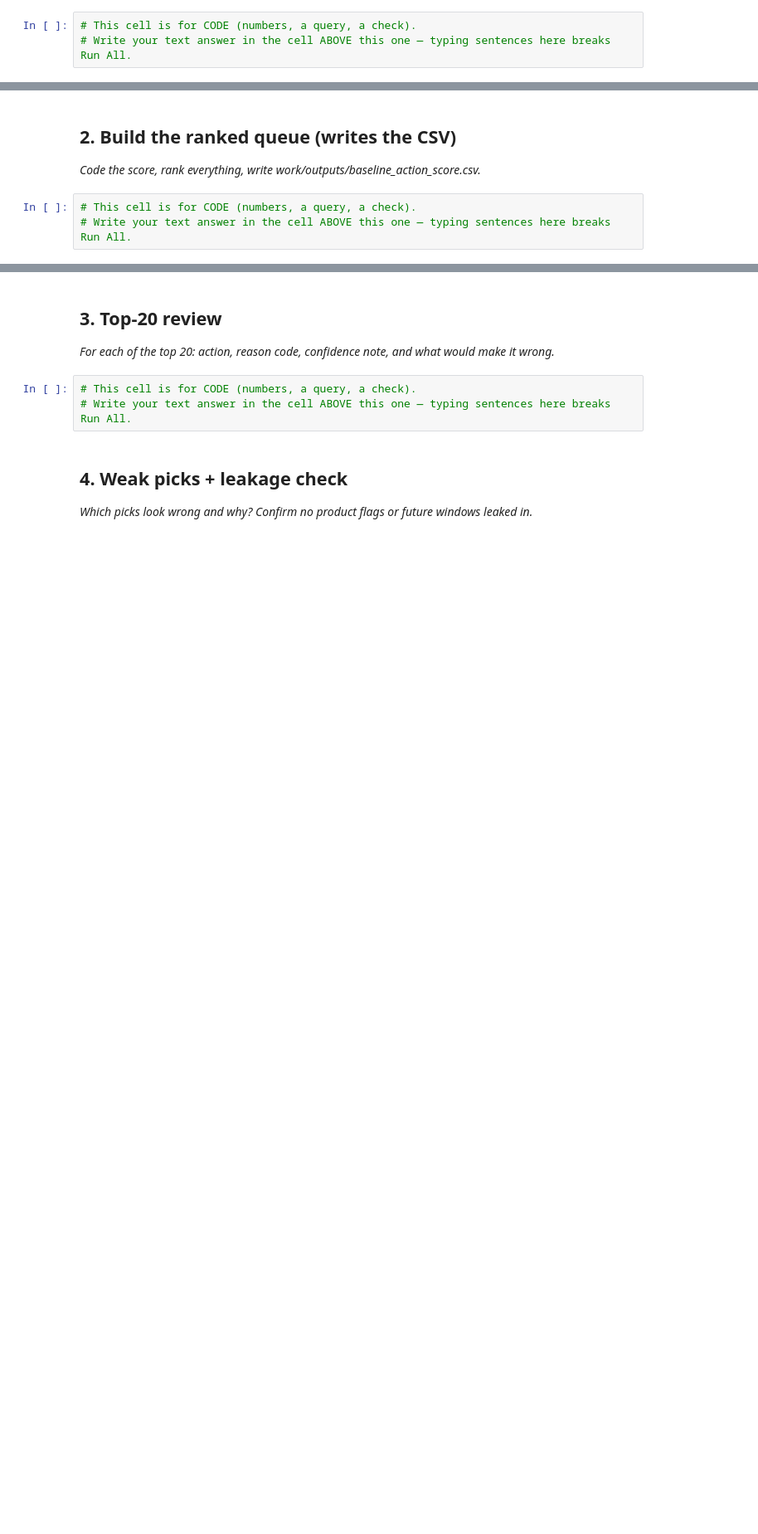
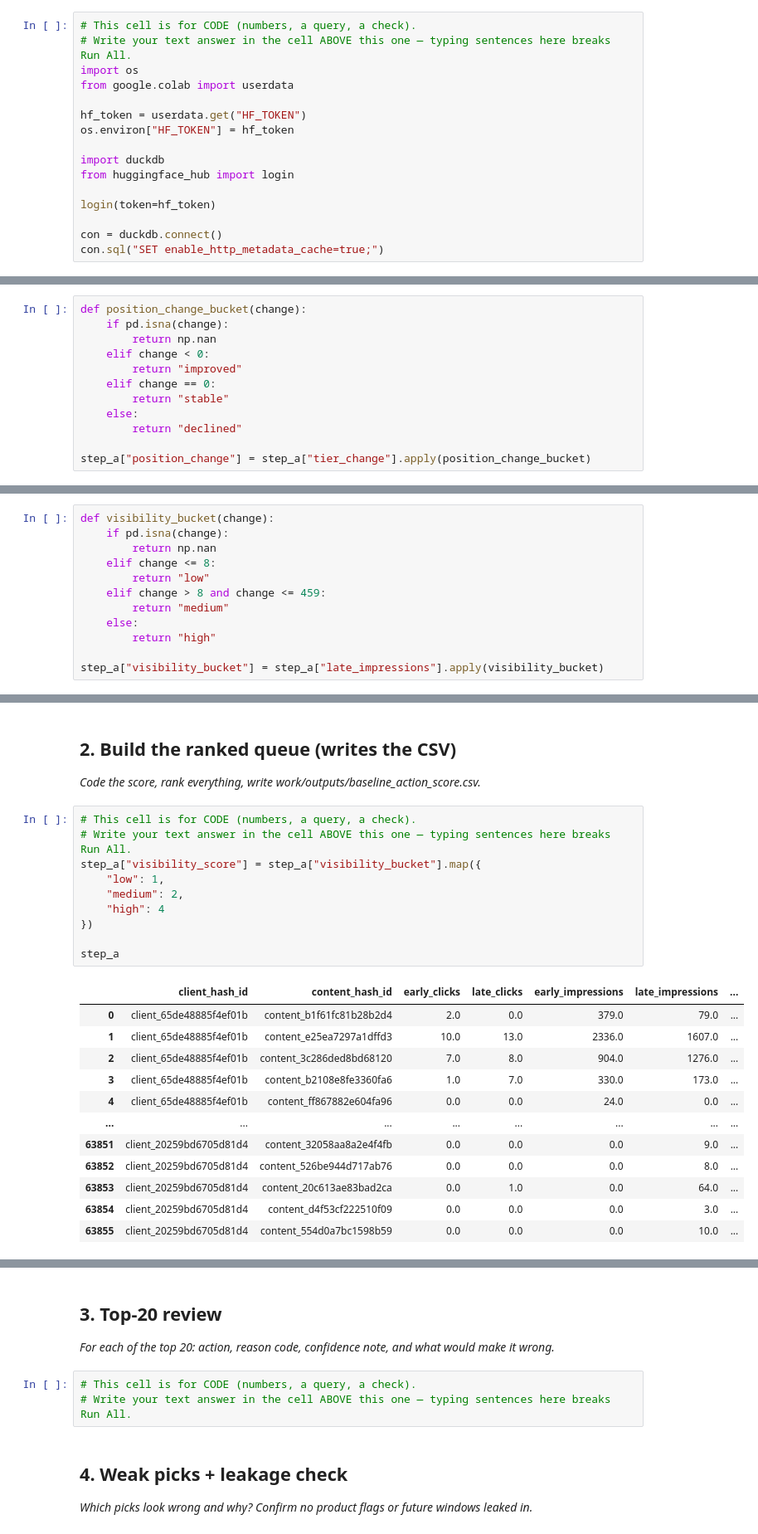
Before and after one commit to JasperOwen/flyrank-ml-internship, a Jupyter notebook: work/notebooks/w04_baseline_score.ipynb, the cells around one changed output, grey strips where cells are left out. Shown at 83% size. Saved outputs shown, nothing was run; the diff lists cells and outputs as text; blank space fills up the shorter version.

```diff
--- a/work/notebooks/w04_baseline_score.ipynb
+++ b/work/notebooks/w04_baseline_score.ipynb
@@ -13,3 +19,16 @@ This skeleton is yours to fill. Work the sections **in order** — each one has
 # %%
 # This cell is for CODE (numbers, a query, a check).
 # Write your text answer in the cell ABOVE this one — typing sentences here breaks Run All.
+import os
+from google.colab import userdata
+
+hf_token = userdata.get("HF_TOKEN")
+os.environ["HF_TOKEN"] = hf_token
+
+import duckdb
+from huggingface_hub import login
+
+login(token=hf_token)
+
+con = duckdb.connect()
+con.sql("SET enable_http_metadata_cache=true;")
@@ -15,0 +132,12 @@ This skeleton is yours to fill. Work the sections **in order** — each one has
+# %%
+def position_change_bucket(change):
+    if pd.isna(change):
+        return np.nan
+    elif change < 0:
+        return "improved"
+    elif change == 0:
+        return "stable"
+    else:
+        return "declined"
+
+step_a["position_change"] = step_a["tier_change"].apply(position_change_bucket)
@@ -15,0 +164,12 @@ This skeleton is yours to fill. Work the sections **in order** — each one has
+# %%
+def visibility_bucket(change):
+    if pd.isna(change):
+        return np.nan
+    elif change <= 8:
+        return "low"
+    elif change > 8 and change <= 459:
+        return "medium"
+    else:
+        return "high"
+
+step_a["visibility_bucket"] = step_a["late_impressions"].apply(visibility_bucket)
@@ -20,3 +200,23 @@ This skeleton is yours to fill. Work the sections **in order** — each one has
 # %%
 # This cell is for CODE (numbers, a query, a check).
 # Write your text answer in the cell ABOVE this one — typing sentences here breaks Run All.
+step_a["visibility_score"] = step_a["visibility_bucket"].map({
+    "low": 1,
+    "medium": 2,
+    "high": 4
+})
+
+step_a
+# %% [output]
+|  | client_hash_id | content_hash_id | early_clicks | late_clicks | early_impressions | late_impressions | ... |
+| 0 | client_65de48885f4ef01b | content_b1f61fc81b28b2d4 | 2.0 | 0.0 | 379.0 | 79.0 | ... |
+| 1 | client_65de48885f4ef01b | content_e25ea7297a1dffd3 | 10.0 | 13.0 | 2336.0 | 1607.0 | ... |
+| 2 | client_65de48885f4ef01b | content_3c286ded8bd68120 | 7.0 | 8.0 | 904.0 | 1276.0 | ... |
+| 3 | client_65de48885f4ef01b | content_b2108e8fe3360fa6 | 1.0 | 7.0 | 330.0 | 173.0 | ... |
+| 4 | client_65de48885f4ef01b | content_ff867882e604fa96 | 0.0 | 0.0 | 24.0 | 0.0 | ... |
+| ... | ... | ... | ... | ... | ... | ... | ... |
+| 63851 | client_20259bd6705d81d4 | content_32058aa8a2e4f4fb | 0.0 | 0.0 | 0.0 | 9.0 | ... |
+| 63852 | client_20259bd6705d81d4 | content_526be944d717ab76 | 0.0 | 0.0 | 0.0 | 8.0 | ... |
+| 63853 | client_20259bd6705d81d4 | content_20c613ae83bad2ca | 0.0 | 1.0 | 0.0 | 64.0 | ... |
+| 63854 | client_20259bd6705d81d4 | content_d4f53cf222510f09 | 0.0 | 0.0 | 0.0 | 3.0 | ... |
+| 63855 | client_20259bd6705d81d4 | content_554d0a7bc1598b59 | 0.0 | 0.0 | 0.0 | 10.0 | ... |
```
Also changed, not shown: parts of 15 cells of this notebook.
